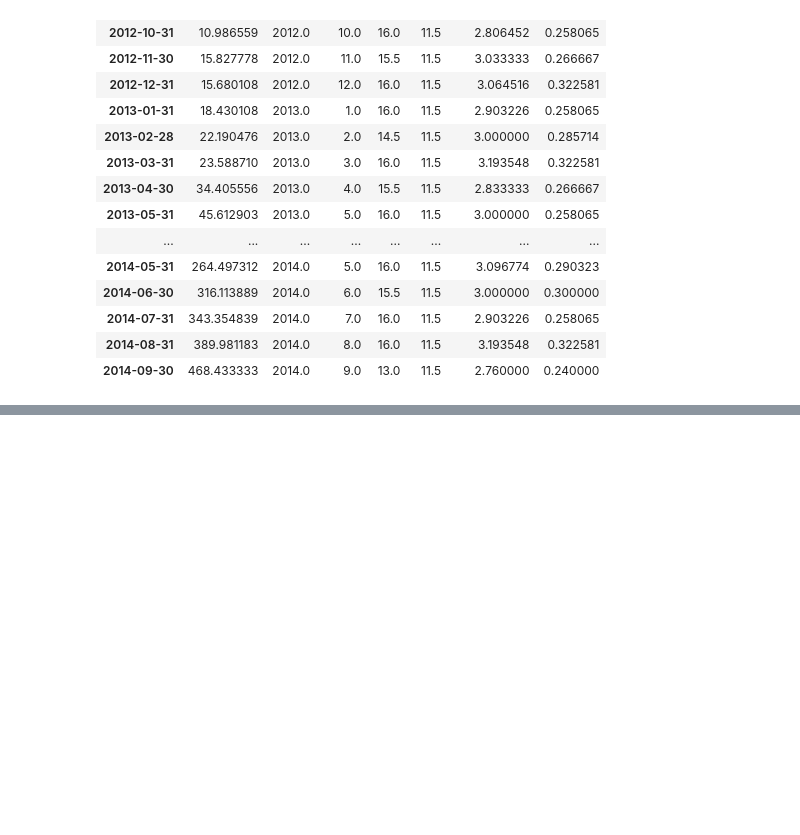
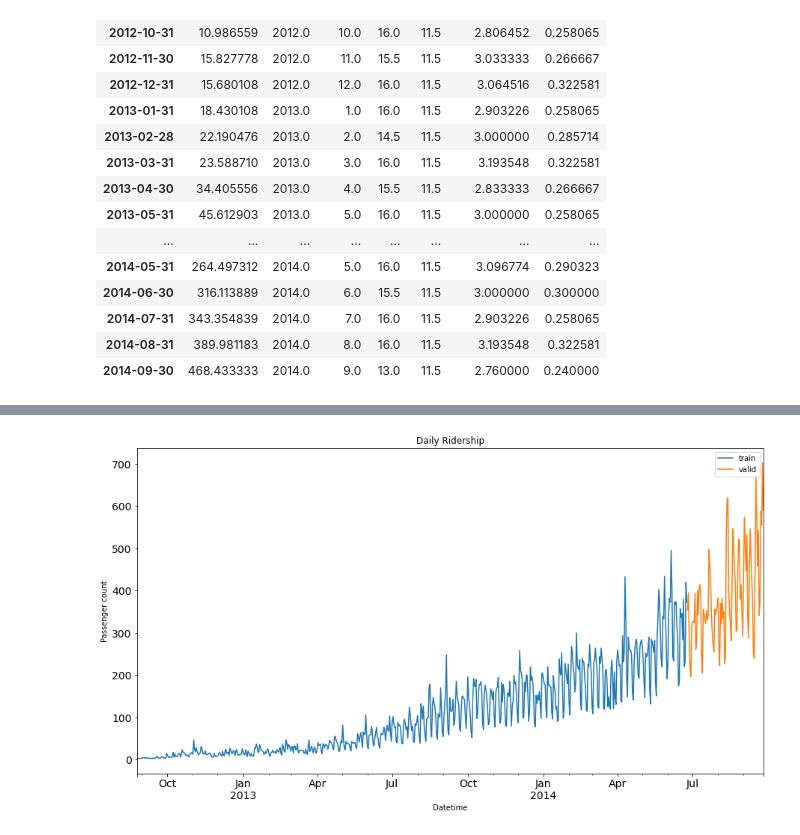
Before and after one commit to talha-amir/Python-Time-Series, a Jupyter notebook: Final.ipynb, the cells around one changed output, grey strips where cells are left out. Cells and saved outputs as stored; diff of their text form; code cells hidden in the pictures; blank space fills up the shorter version.

```diff
--- a/Final.ipynb
+++ b/Final.ipynb
@@ -180,0 +202,3 @@ monthly.Count.plot(figsize=(15,8),title='monthly',fontsize=14,ax=axis[3])
+# %%
+test = test.resample("D").mean()
+train = train.resample("D").mean()
@@ -180,0 +239,12 @@ monthly.Count.plot(figsize=(15,8),title='monthly',fontsize=14,ax=axis[3])
+# %%
+Train = train.loc['2012-08-25':'2014-06-24']
+Valid = train.loc['2014-06-25':'2014-09-25']
+# %%
+Train.Count.plot(figsize=(15,8), title= 'Daily Ridership', fontsize=14, label='train')
+Valid.Count.plot(figsize=(15,8), title= 'Daily Ridership', fontsize=14, label='valid')
+plt.xlabel("Datetime")
+plt.ylabel("Passenger count")
+plt.legend(loc='best')
+plt.show()
+# %% [output]
+[figure, added]
```
Also changed, not shown: parts of 6 cells of this notebook.
